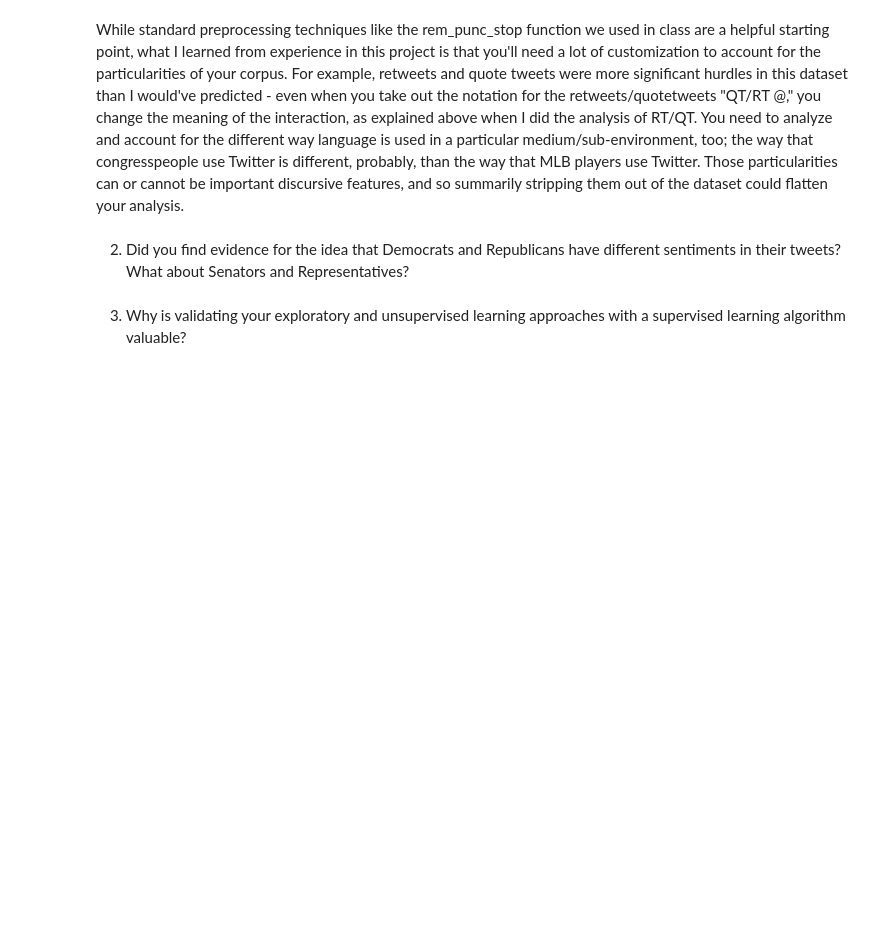
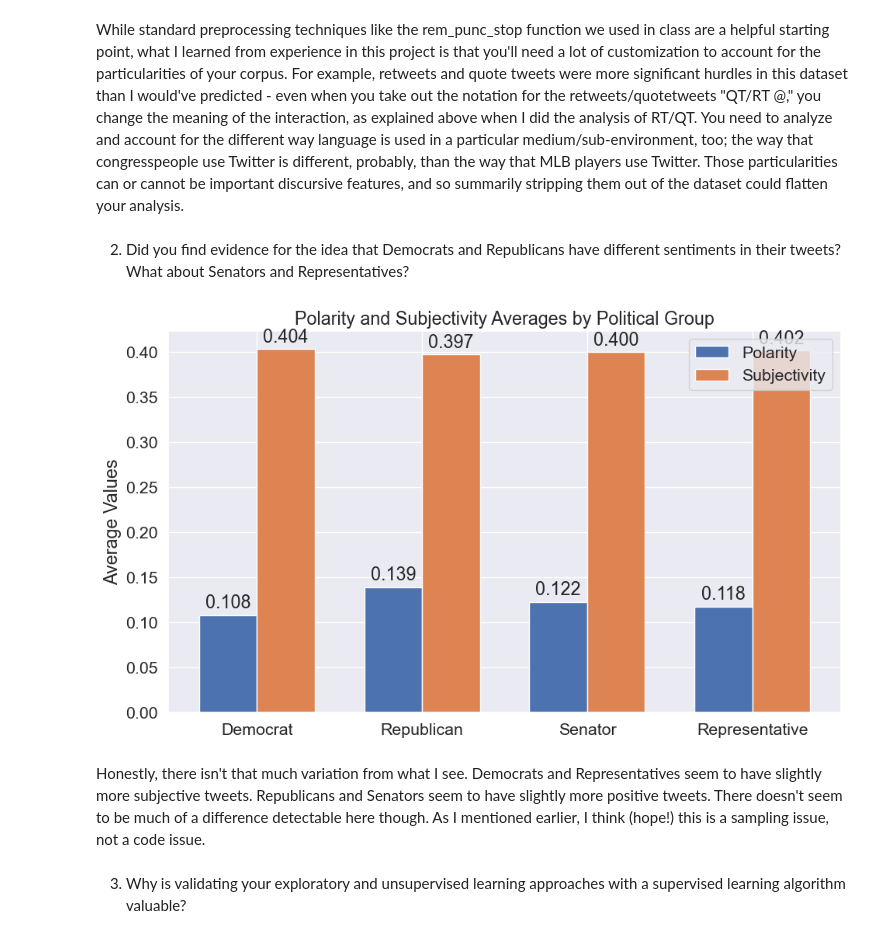
Before and after one commit to taylorgaldi/Computational-Social-Science-Projects, a Jupyter notebook: Project 5/Taylor Updates Project 5 Student.ipynb, the cells around one changed output. Saved outputs shown, nothing was run; the diff lists cells and outputs as text; code cells hidden in the pictures; blank space fills up the shorter version.

```diff
--- a/Project 5/Taylor Updates Project 5 Student.ipynb
+++ b/Project 5/Taylor Updates Project 5 Student.ipynb
@@ -1579,2 +1591,49 @@ print(f"Representative Subjectivity Average: {repsubjectivity_avg}")
+# %%
+import matplotlib.pyplot as plt
+import numpy as np
+
+# Data
+political_groups = ['Democrat', 'Republican', 'Senator', 'Representative']
+polarity_values = [dempolarity_avg, republicanpolarity_avg, senpolarity_avg, reppolarity_avg]
+subjectivity_values = [demsubjectivity_avg, republicansubjectivity_avg, sensubjectivity_avg, repsubjectivity_avg]
+
+# Creating the plot
+x = np.arange(len(political_groups))  # The label locations
+width = 0.35  # The width of the bars
+
+fig, ax = plt.subplots(figsize=(10, 6))
+
+# Plotting the bars
+rects1 = ax.bar(x - width/2, polarity_values, width, label='Polarity')
+rects2 = ax.bar(x + width/2, subjectivity_values, width, label='Subjectivity')
+
+# Adding some text for labels, title, and custom x-axis tick labels, etc.
+ax.set_ylabel('Average Values')
+ax.set_title('Polarity and Subjectivity Averages by Political Group')
+ax.set_xticks(x)
+ax.set_xticklabels(political_groups)
+ax.legend()
+
+# Function to add value labels on top of bars
+def add_value_labels(rects):
+    for rect in rects:
+        height = rect.get_height()
+        ax.annotate(f'{height:.3f}',
+                    xy=(rect.get_x() + rect.get_width() / 2, height),
+                    xytext=(0, 3),  # 3 points vertical offset
+                    textcoords="offset points",
+                    ha='center', va='bottom')
+
+# Adding the value labels
+add_value_labels(rects1)
+add_value_labels(rects2)
+
+fig.tight_layout()
+
+plt.show()
+# %% [output]
+[figure, added]
+# %% [markdown]
+Honestly, there isn't that much variation from what I see. Democrats and Representatives seem to have slightly more subjective tweets. Republicans and Senators seem to have slightly more positive tweets. There doesn't seem to be much of a difference detectable here though. As I mentioned earlier, I think (hope!) this is a sampling issue, not a code issue.
 # %% [markdown]
 3. Why is validating your exploratory and unsupervised learning approaches with a supervised learning algorithm valuable?
```
Also changed, not shown: parts of 34 cells of this notebook, 1 other file.
